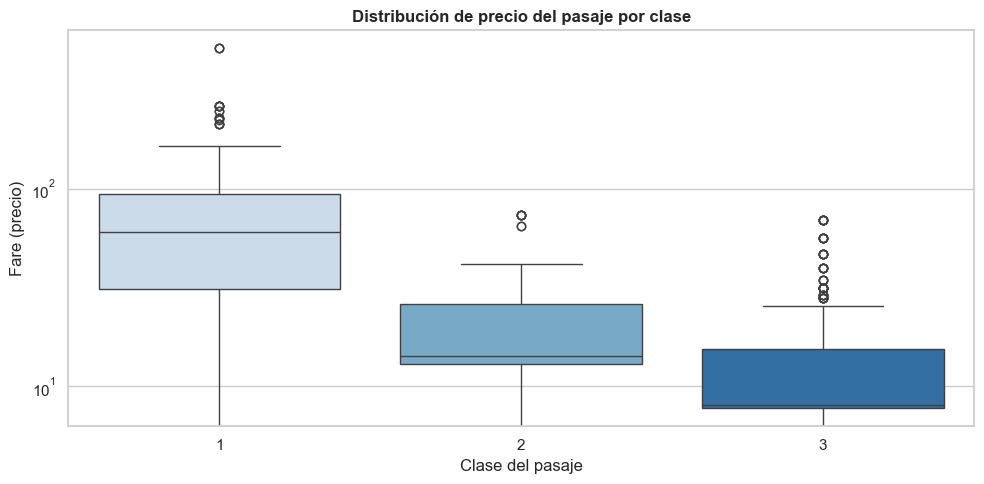
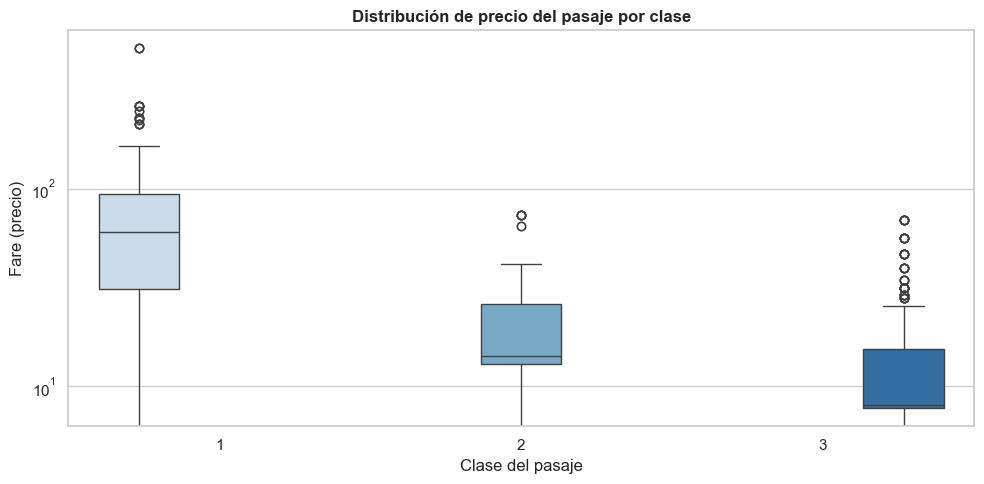
The change to this notebook cell's code, shown as a diff; its figure went from the first image to the second:
--- before
+++ after
@@ -1,5 +1,5 @@
 # Boxplot de Fare por clase de pasaje
 plt.figure(figsize=(10, 5))
-sns.boxplot(data=df, x='Pclass', y='Fare', palette='Blues')
+sns.boxplot(data=df, x='Pclass', y='Fare', hue='Pclass', palette='Blues', legend=False)
 plt.title('Distribución de precio del pasaje por clase', fontweight='bold')
 plt.xlabel('Clase del pasaje')  ;  plt.ylabel('Fare (precio)')

Commit: Se actualiza y avanza trabajo integrador